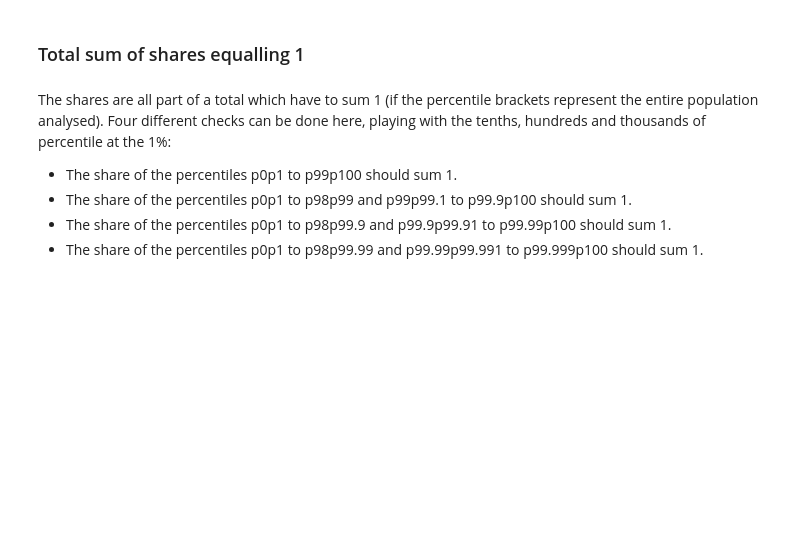
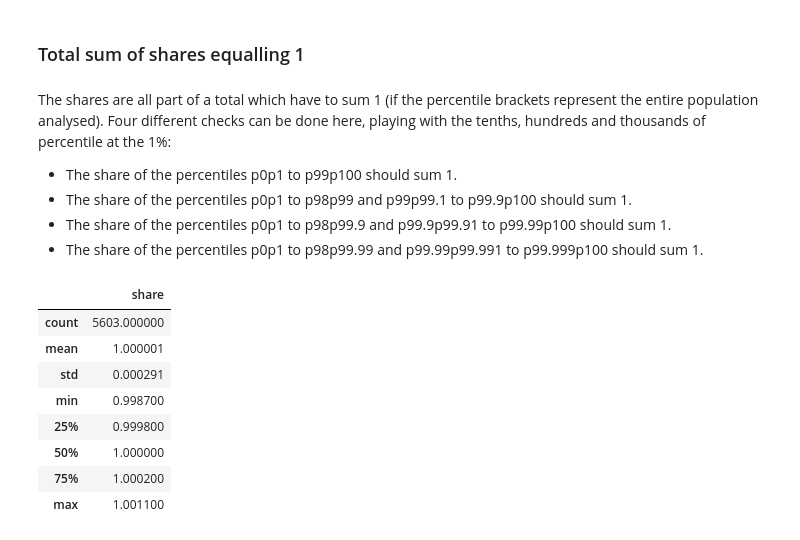
Before and after one commit to owid/notebooks, a Jupyter notebook: PabloArriagada/poverty_inequality_dataexplorer/WID/wid.ipynb, the cells around one changed output. Cells and saved outputs as stored; diff of their text form; code cells hidden in the pictures; blank space fills up the shorter version.

Commit message:
WID sanity checks
Monotonicity and sum of shares

```diff
--- a/PabloArriagada/poverty_inequality_dataexplorer/WID/wid.ipynb
+++ b/PabloArriagada/poverty_inequality_dataexplorer/WID/wid.ipynb
@@ -336,3 +625,30 @@ The shares are all part of a total which have to sum 1 (if the percentile bracke
 - The share of the percentiles p0p1 to p98p99 and p99p99.1 to p99.9p100 should sum 1.
 - The share of the percentiles p0p1 to p98p99.9 and p99.9p99.91 to p99.99p100 should sum 1.
 - The share of the percentiles p0p1 to p98p99.99 and p99.99p99.991 to p99.999p100 should sum 1.
+# %%
+file = Path('Percentile names.xlsx')
+percentiles = pd.read_excel(file, sheet_name='percentiles')
+percentiles_list = percentiles['pXpY'].to_list()
+
+tenths = pd.read_excel(file, sheet_name='tenths')
+tenths_list = tenths['pXpY'].to_list()
+
+hundreds = pd.read_excel(file, sheet_name='hundreds')
+hundreds_list = hundreds['pXpY'].to_list()
+
+thousands = pd.read_excel(file, sheet_name='thousands')
+thousands_list = thousands['pXpY'].to_list()
+# %%
+wid_pretax_percentiles = wid_pretax_clean[wid_pretax_clean['percentile'].isin(percentiles_list)].reset_index(drop=True)
+wid_pretax_percentiles_shares = wid_pretax_percentiles.groupby(['country', 'year', 'country_year']).sum()
+wid_pretax_percentiles_shares[['share']].describe()
+# %% [output]
+|  | share |
+| count | 5603.000000 |
+| mean | 1.000001 |
+| std | 0.000291 |
+| min | 0.998700 |
+| 25% | 0.999800 |
+| 50% | 1.000000 |
+| 75% | 1.000200 |
+| max | 1.001100 |
```
Also changed, not shown: parts of 28 cells of this notebook, 5 other files.
